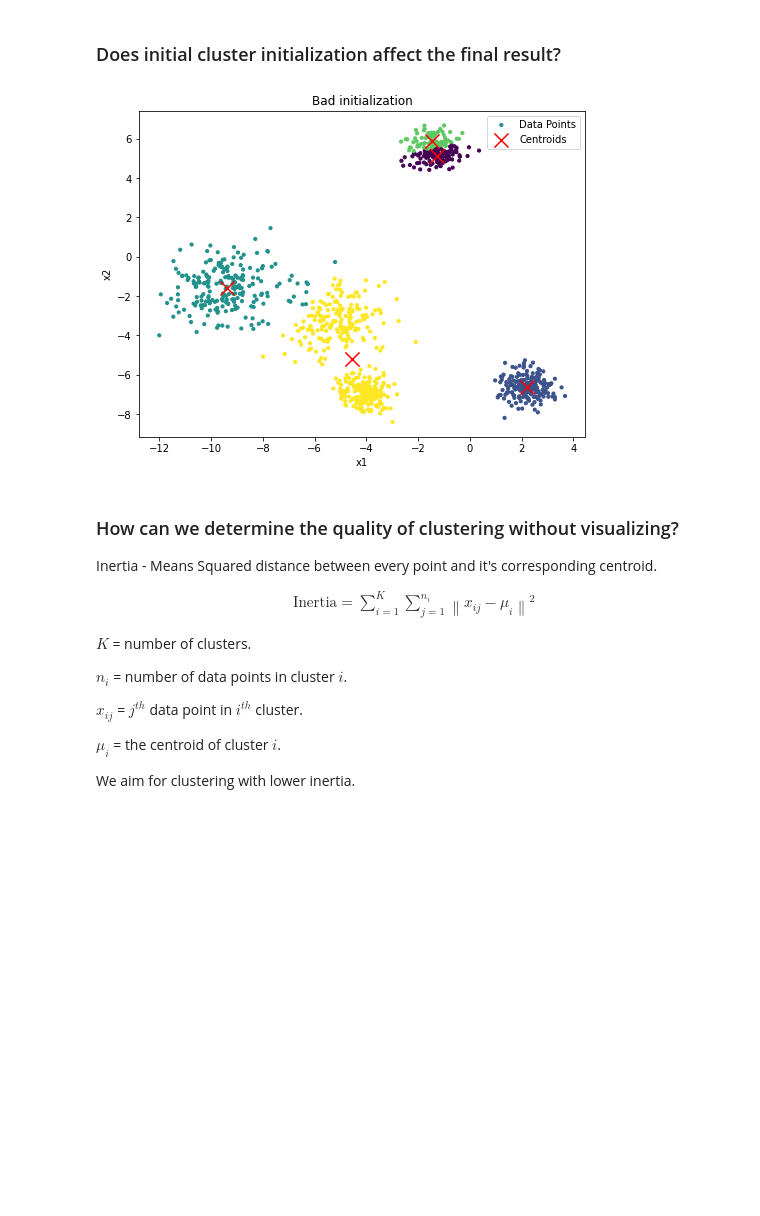
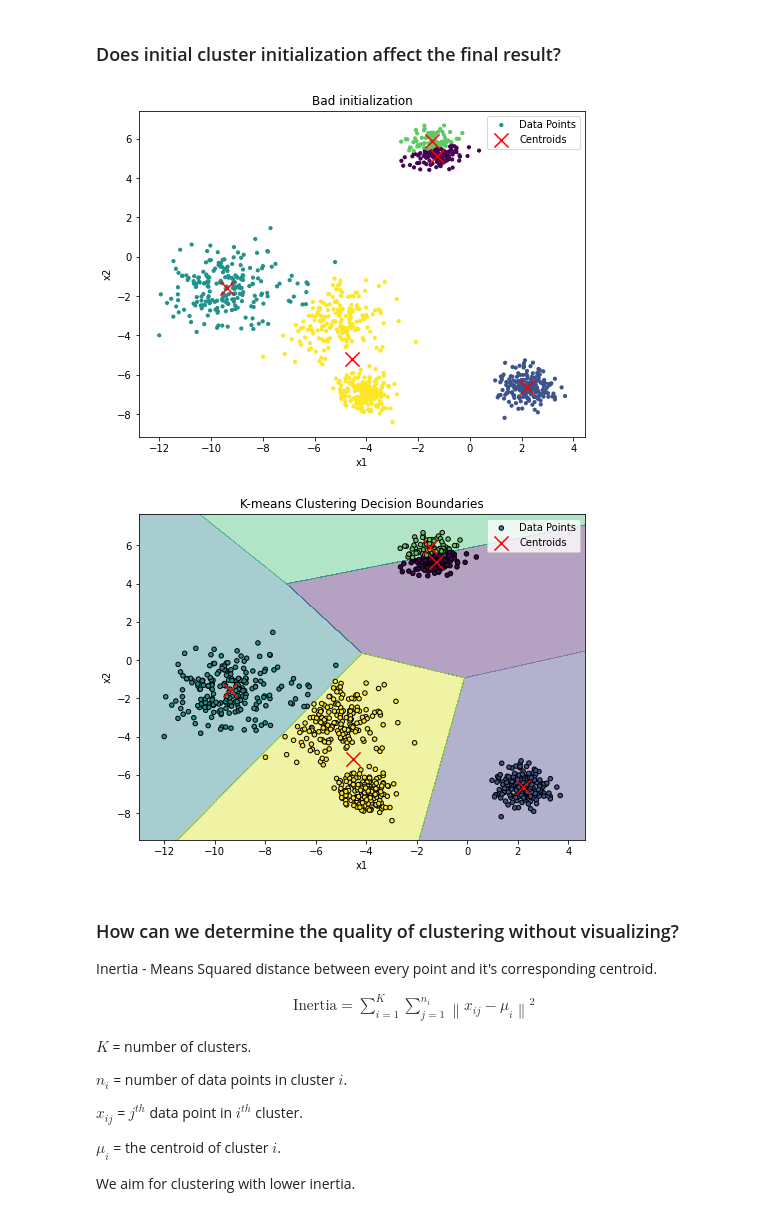
Before and after one commit to Shridhar2602/ML_TA_IIITB_2023, a Jupyter notebook: session-5-kmeans/KMeans.ipynb, the cells around one changed output. Drawn from its saved outputs; the diff is of its cells as text; code cells hidden in the pictures; blank space fills up the shorter version.

```diff
--- a/session-5-kmeans/KMeans.ipynb
+++ b/session-5-kmeans/KMeans.ipynb
@@ -142,14 +142,14 @@ array([2, 2, 3, 0], dtype=int32)
 # %%
 bad_init = np.array([[-4,-2], [-4,-2.1], [-4.1,-2], [-4,-2.1], [-4.05,-2]])
 kmeans_bad_init = KMeans(n_clusters=5, init=bad_init, n_init=1)
 
 kmeans_bad_init.fit(X)
 
-
 plot_clusters(X, kmeans_bad_init.cluster_centers_, kmeans_bad_init.labels_, "Bad initialization")
-# plot_boundaries(X, kmeans_bad_init)
+plot_boundaries(X, kmeans_bad_init)
 # %% [output]
 [figure]
+[figure, added]
 # %% [markdown]
 ### How can we determine the quality of clustering without visualizing?
 
```
Also changed, not shown: parts of 3 cells of this notebook, 1 other file.
